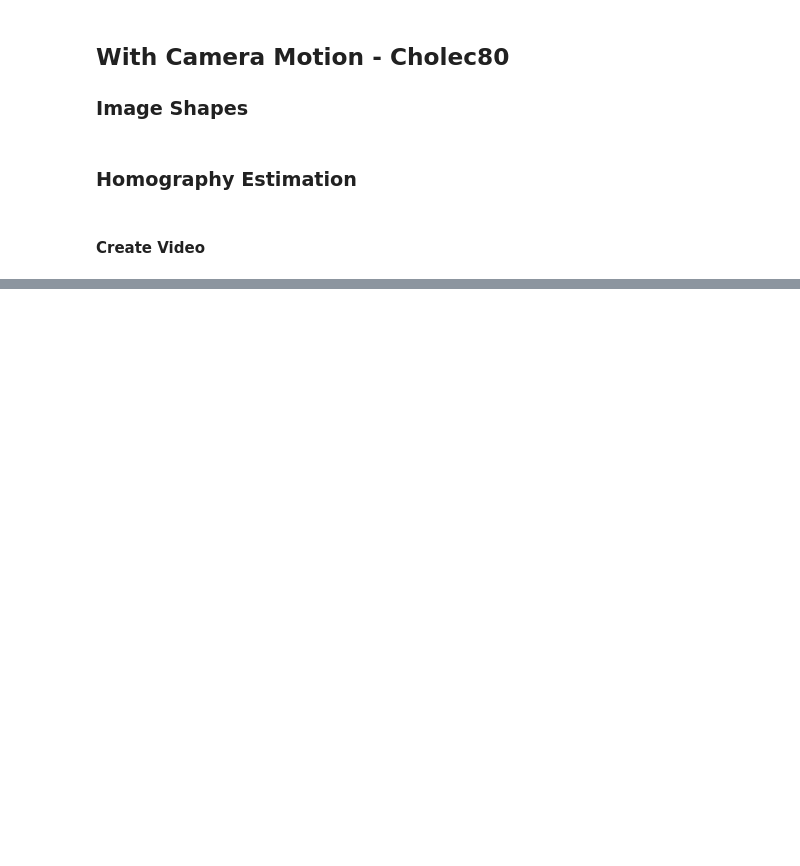
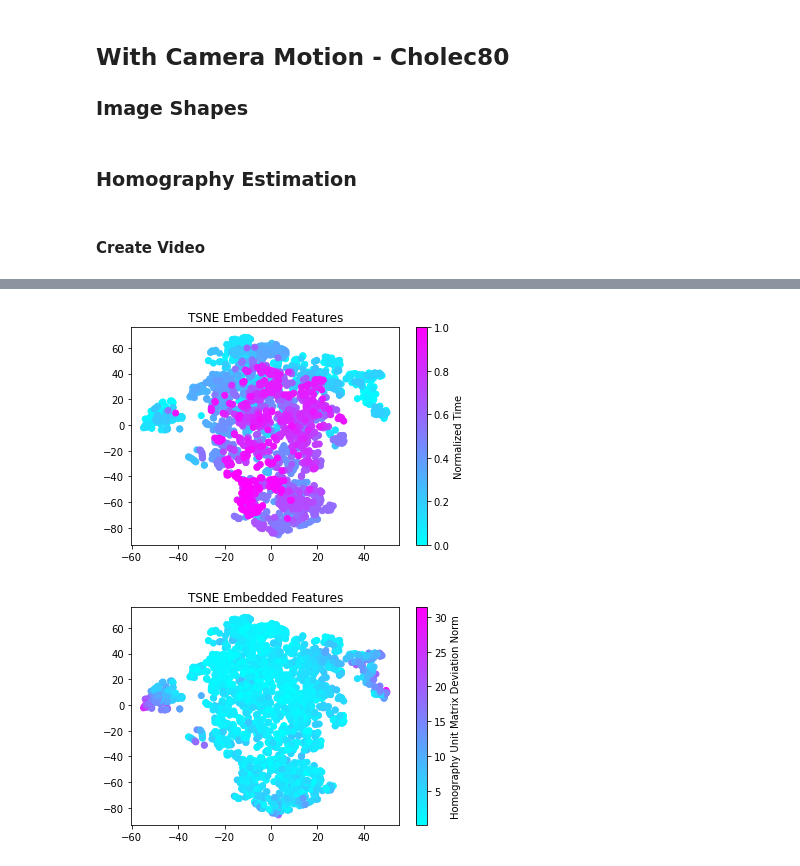
Before and after one commit to RViMLab/MICCAI2023-Camera-Motion-Prediction, a Jupyter notebook: eval_homography_regression.ipynb, the cells around one changed output, grey strips where cells are left out. Drawn from its saved outputs; the diff is of its cells as text; code cells hidden in the pictures; blank space fills up the shorter version.

```diff
--- a/eval_homography_regression.ipynb
+++ b/eval_homography_regression.ipynb
@@ -179,0 +206,25 @@ Generate masks of reflections by thresholding images
+# %%
+from sklearn.manifold import TSNE
+import matplotlib.pyplot as plt
+import numpy as np
+
+feature_df = pd.read_pickle('cholec80_img_seq_features.pkl')
+t = list(feature_df['t']/feature_df['t'].iloc[-1])
+features = list(feature_df['feature'])
+embedded_features = TSNE(n_components=2, random_state=42).fit_transform(features)
+
+plt.title('TSNE Embedded Features')
+plt.scatter(x=embedded_features[:,0], y=embedded_features[:,1], c=t, cmap='cool')
+cbar = plt.colorbar()
+cbar.set_label('Normalized Time')
+plt.show()
+
+plt.title('TSNE Embedded Features')
+dH_norm = feature_df['H'].apply(lambda x: np.linalg.norm(x - np.eye(3)))
+plt.scatter(x=embedded_features[:,0], y=embedded_features[:,1], c=dH_norm, cmap='cool')
+cbar = plt.colorbar()
+cbar.set_label('Homography Unit Matrix Deviation Norm')
+plt.show()
+# %% [output]
+[figure, added]
+[figure, added]
```
Also changed, not shown: parts of 8 cells of this notebook.
